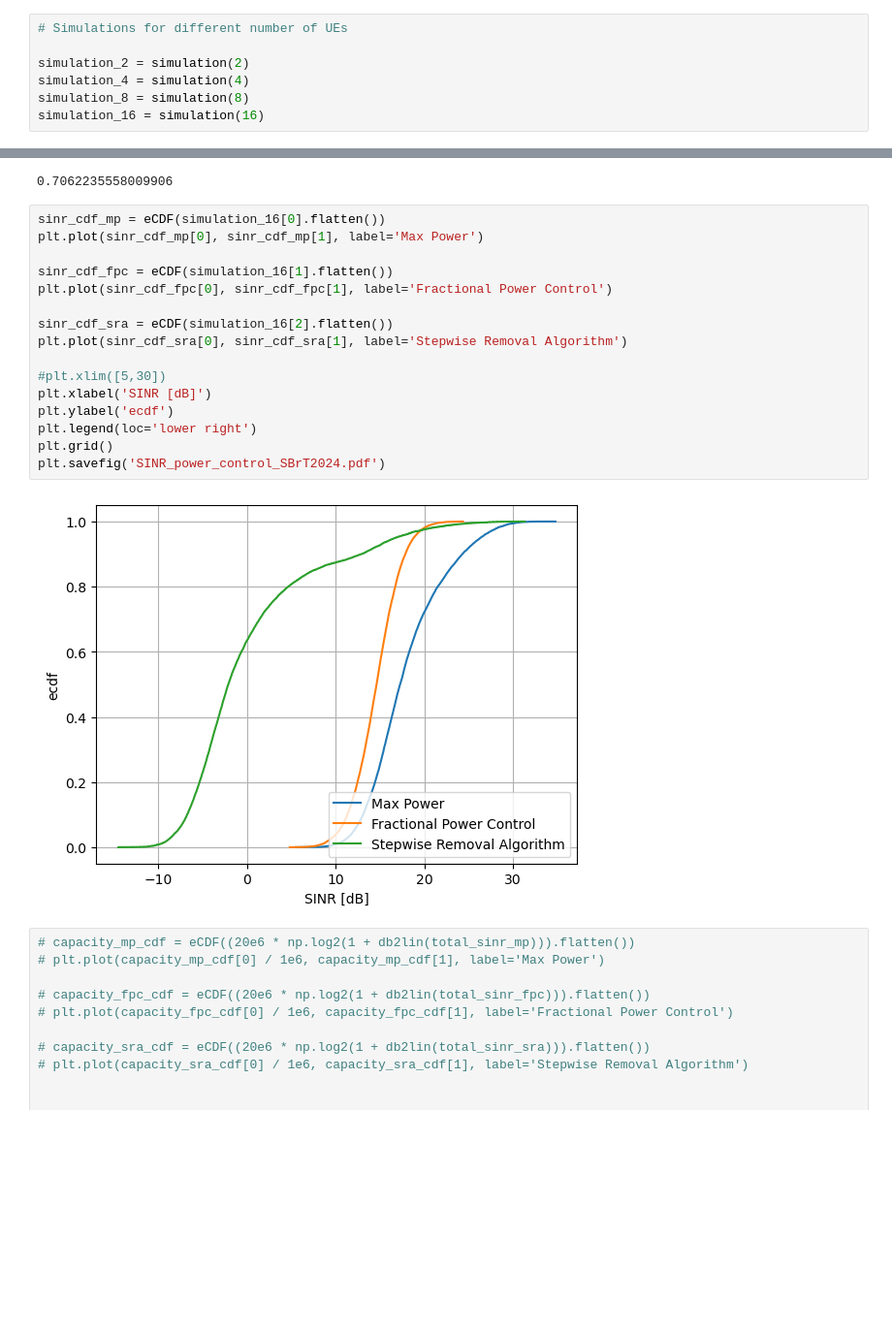
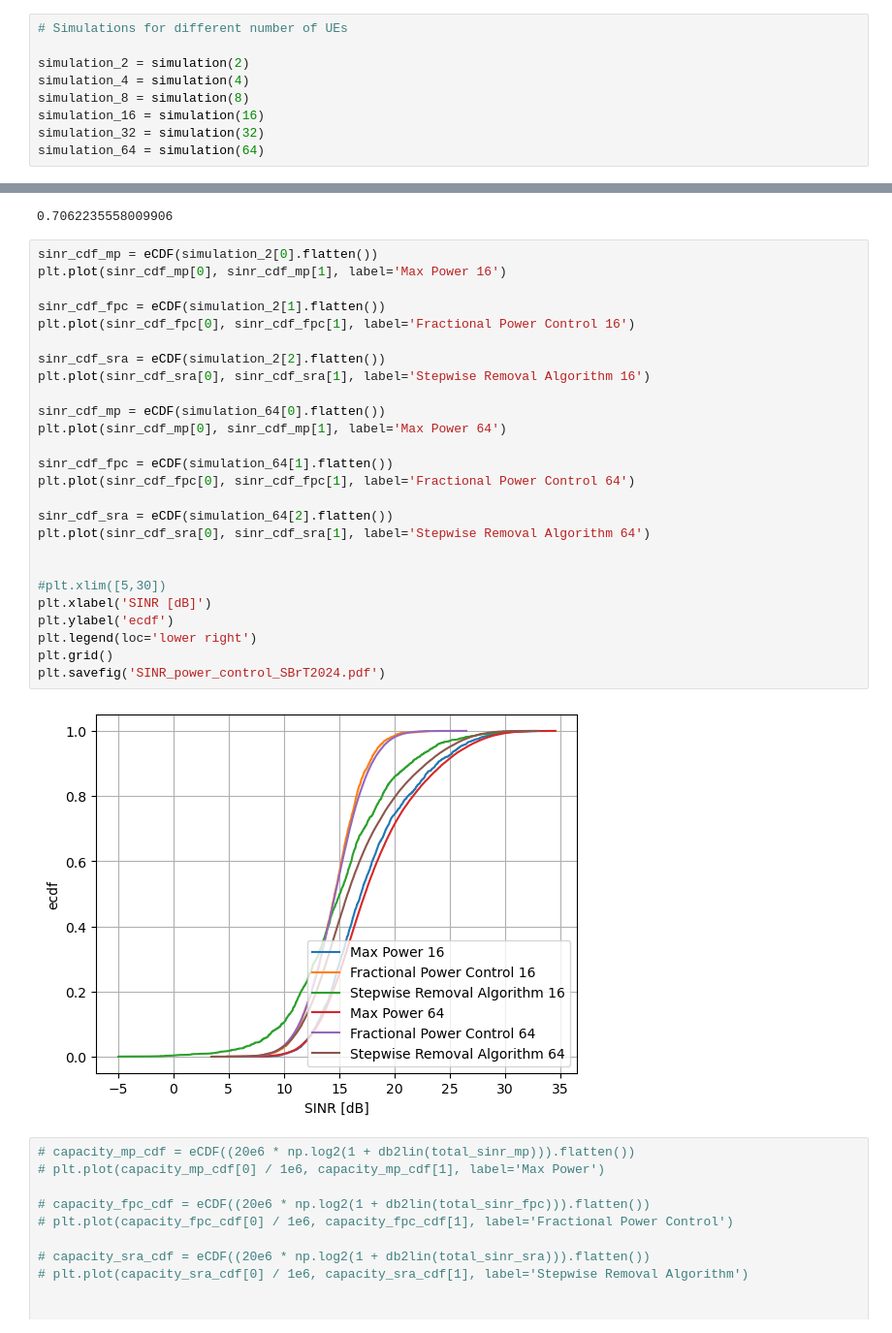
Before and after one commit to matheusdomingoscarneiro/cf-power-control, a Jupyter notebook: cellfree-pc-001.ipynb, the cells around one changed output, grey strips where cells are left out. Shown at 97% size. Drawn from its saved outputs; the diff is of its cells as text; blank space fills up the shorter version.

```diff
--- a/cellfree-pc-001.ipynb
+++ b/cellfree-pc-001.ipynb
@@ -360,3 +360,5 @@ simulation_2 = simulation(2)
 simulation_4 = simulation(4)
 simulation_8 = simulation(8)
 simulation_16 = simulation(16)
+simulation_32 = simulation(32)
+simulation_64 = simulation(64)
@@ -467,23 +477,33 @@ plt.savefig('Capacity_graphbar_SBrT2024.pdf')
 # %% [output]
 0.7062235558009906
 # %%
-sinr_cdf_mp = eCDF(simulation_16[0].flatten())
-plt.plot(sinr_cdf_mp[0], sinr_cdf_mp[1], label='Max Power')
+sinr_cdf_mp = eCDF(simulation_2[0].flatten())
+plt.plot(sinr_cdf_mp[0], sinr_cdf_mp[1], label='Max Power 16')
 
-sinr_cdf_fpc = eCDF(simulation_16[1].flatten())
-plt.plot(sinr_cdf_fpc[0], sinr_cdf_fpc[1], label='Fractional Power Control')
+sinr_cdf_fpc = eCDF(simulation_2[1].flatten())
+plt.plot(sinr_cdf_fpc[0], sinr_cdf_fpc[1], label='Fractional Power Control 16')
 
-sinr_cdf_sra = eCDF(simulation_16[2].flatten())
-plt.plot(sinr_cdf_sra[0], sinr_cdf_sra[1], label='Stepwise Removal Algorithm')
+sinr_cdf_sra = eCDF(simulation_2[2].flatten())
+plt.plot(sinr_cdf_sra[0], sinr_cdf_sra[1], label='Stepwise Removal Algorithm 16')
+
+sinr_cdf_mp = eCDF(simulation_64[0].flatten())
+plt.plot(sinr_cdf_mp[0], sinr_cdf_mp[1], label='Max Power 64')
+
+sinr_cdf_fpc = eCDF(simulation_64[1].flatten())
+plt.plot(sinr_cdf_fpc[0], sinr_cdf_fpc[1], label='Fractional Power Control 64')
+
+sinr_cdf_sra = eCDF(simulation_64[2].flatten())
+plt.plot(sinr_cdf_sra[0], sinr_cdf_sra[1], label='Stepwise Removal Algorithm 64')
+
 
 #plt.xlim([5,30])
 plt.xlabel('SINR [dB]')
 plt.ylabel('ecdf')
 plt.legend(loc='lower right')
 plt.grid()
 plt.savefig('SINR_power_control_SBrT2024.pdf')
 # %% [output]
-[figure, old version]
+[figure, new version]
 # %%
 # capacity_mp_cdf = eCDF((20e6 * np.log2(1 + db2lin(total_sinr_mp))).flatten())
 # plt.plot(capacity_mp_cdf[0] / 1e6, capacity_mp_cdf[1], label='Max Power')
```
Also changed, not shown: parts of 4 cells of this notebook, 3 other files.
